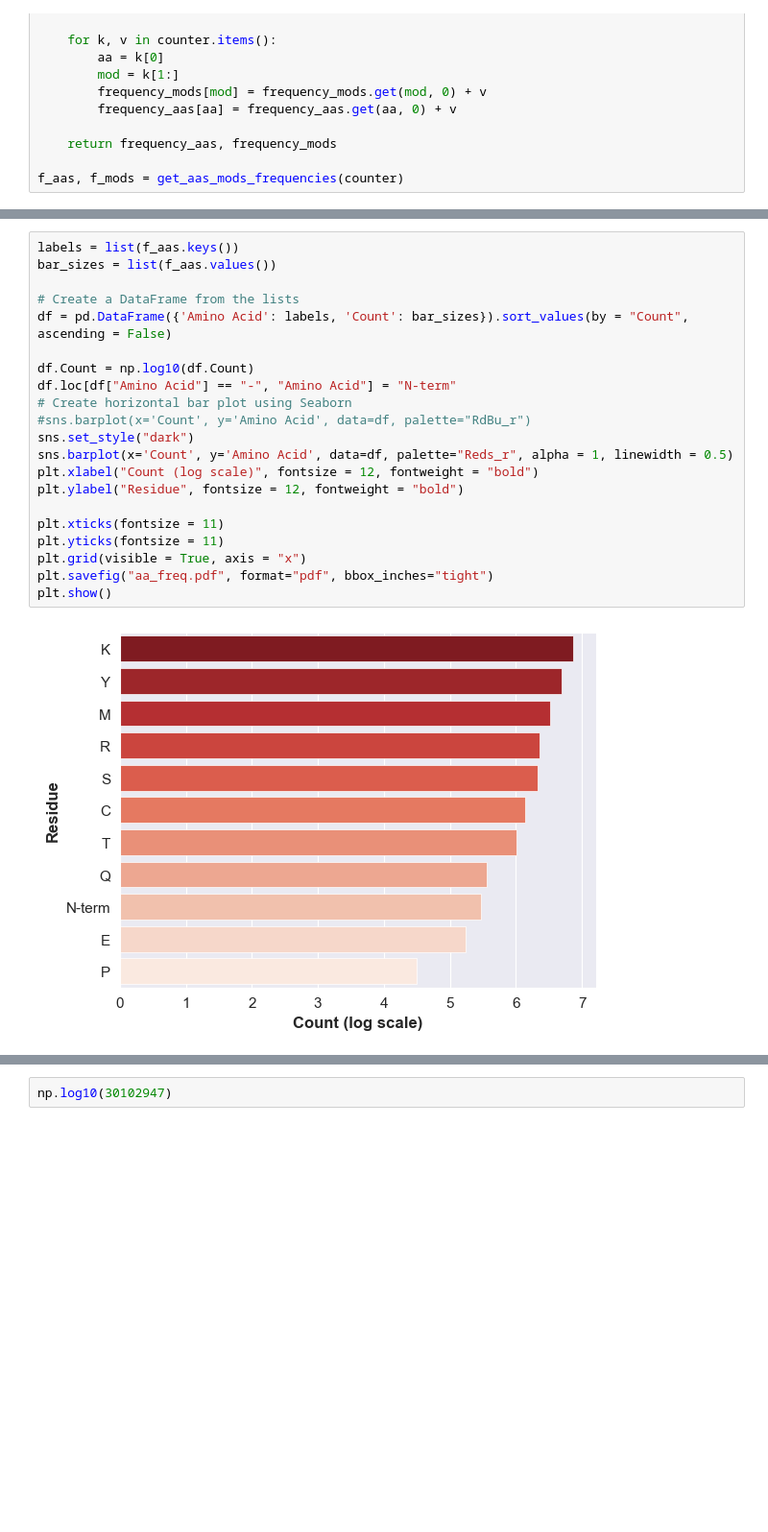
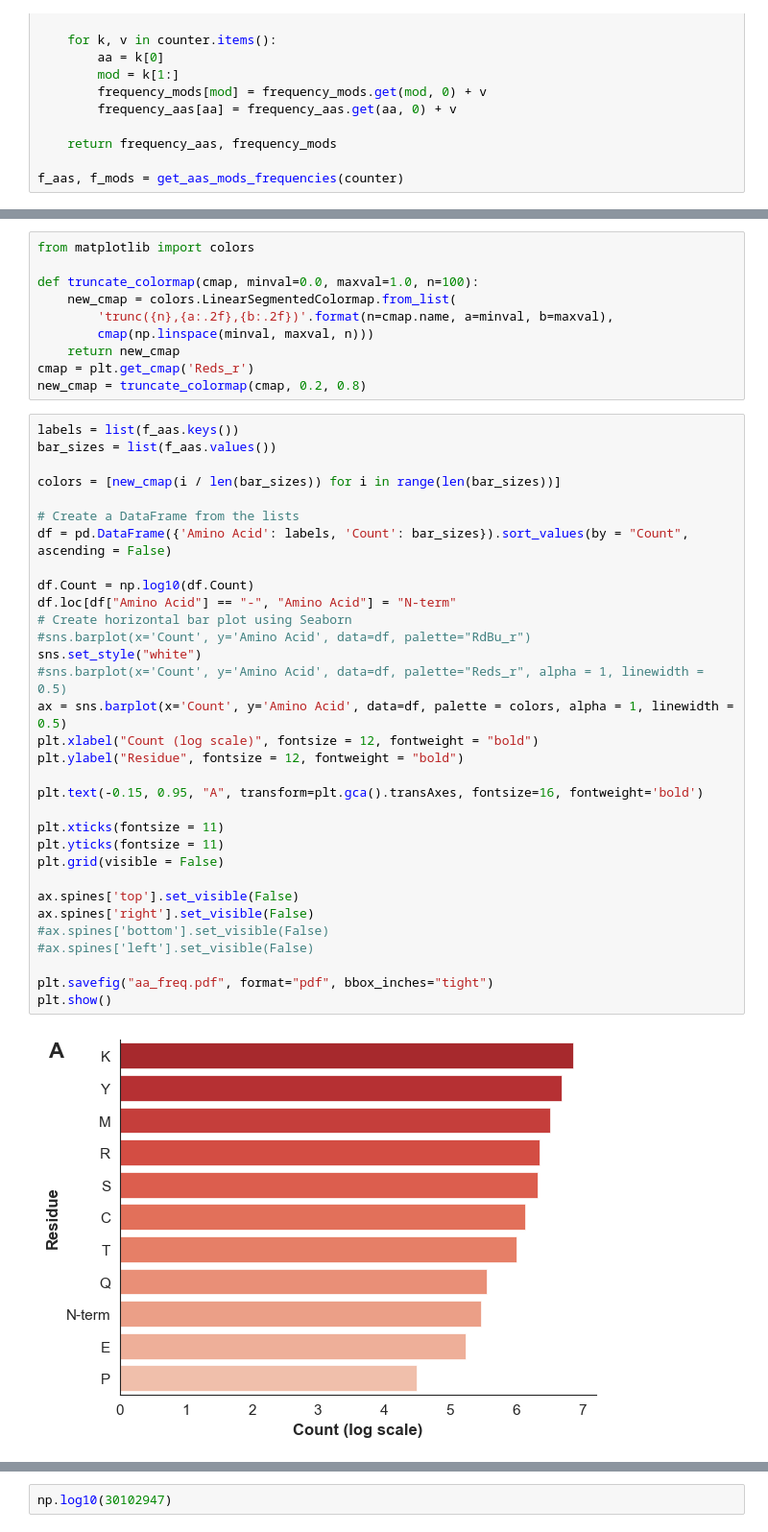
Before and after one commit to wilhelm-lab/PROSPECT, a Jupyter notebook: notebooks/heatmap-ptms.ipynb, the cells around one changed output, grey strips where cells are left out. Shown at 96% size. Drawn from its saved outputs; the diff is of its cells as text; blank space fills up the shorter version.

```diff
--- a/notebooks/heatmap-ptms.ipynb
+++ b/notebooks/heatmap-ptms.ipynb
@@ -244,26 +244,47 @@ f_aas, f_mods
   '64': 46910,
   '1289': 47538,
   '58': 56469})
+# %%
+from matplotlib import colors
+
+def truncate_colormap(cmap, minval=0.0, maxval=1.0, n=100):
+    new_cmap = colors.LinearSegmentedColormap.from_list(
+        'trunc({n},{a:.2f},{b:.2f})'.format(n=cmap.name, a=minval, b=maxval),
+        cmap(np.linspace(minval, maxval, n)))
+    return new_cmap
+cmap = plt.get_cmap('Reds_r')
+new_cmap = truncate_colormap(cmap, 0.2, 0.8)
 # %%
 labels = list(f_aas.keys())
 bar_sizes = list(f_aas.values())
+
+colors = [new_cmap(i / len(bar_sizes)) for i in range(len(bar_sizes))]
 
 # Create a DataFrame from the lists
 df = pd.DataFrame({'Amino Acid': labels, 'Count': bar_sizes}).sort_values(by = "Count", ascending = False)
 
 df.Count = np.log10(df.Count)
 df.loc[df["Amino Acid"] == "-", "Amino Acid"] = "N-term"
 # Create horizontal bar plot using Seaborn
 #sns.barplot(x='Count', y='Amino Acid', data=df, palette="RdBu_r")
-sns.set_style("dark")
-sns.barplot(x='Count', y='Amino Acid', data=df, palette="Reds_r", alpha = 1, linewidth = 0.5)
+sns.set_style("white")
+#sns.barplot(x='Count', y='Amino Acid', data=df, palette="Reds_r", alpha = 1, linewidth = 0.5)
+ax = sns.barplot(x='Count', y='Amino Acid', data=df, palette = colors, alpha = 1, linewidth = 0.5)
 plt.xlabel("Count (log scale)", fontsize = 12, fontweight = "bold")
 plt.ylabel("Residue", fontsize = 12, fontweight = "bold")
 
+plt.text(-0.15, 0.95, "A", transform=plt.gca().transAxes, fontsize=16, fontweight='bold')
+
 plt.xticks(fontsize = 11)
 plt.yticks(fontsize = 11)
-plt.grid(visible = True, axis = "x")
+plt.grid(visible = False)
+
+ax.spines['top'].set_visible(False)
+ax.spines['right'].set_visible(False)
+#ax.spines['bottom'].set_visible(False)
+#ax.spines['left'].set_visible(False)
+
 plt.savefig("aa_freq.pdf", format="pdf", bbox_inches="tight")
 plt.show()
 # %% [output]
-[figure, old version]
+[figure, new version]
```
Also changed, not shown: parts of 4 cells of this notebook.
